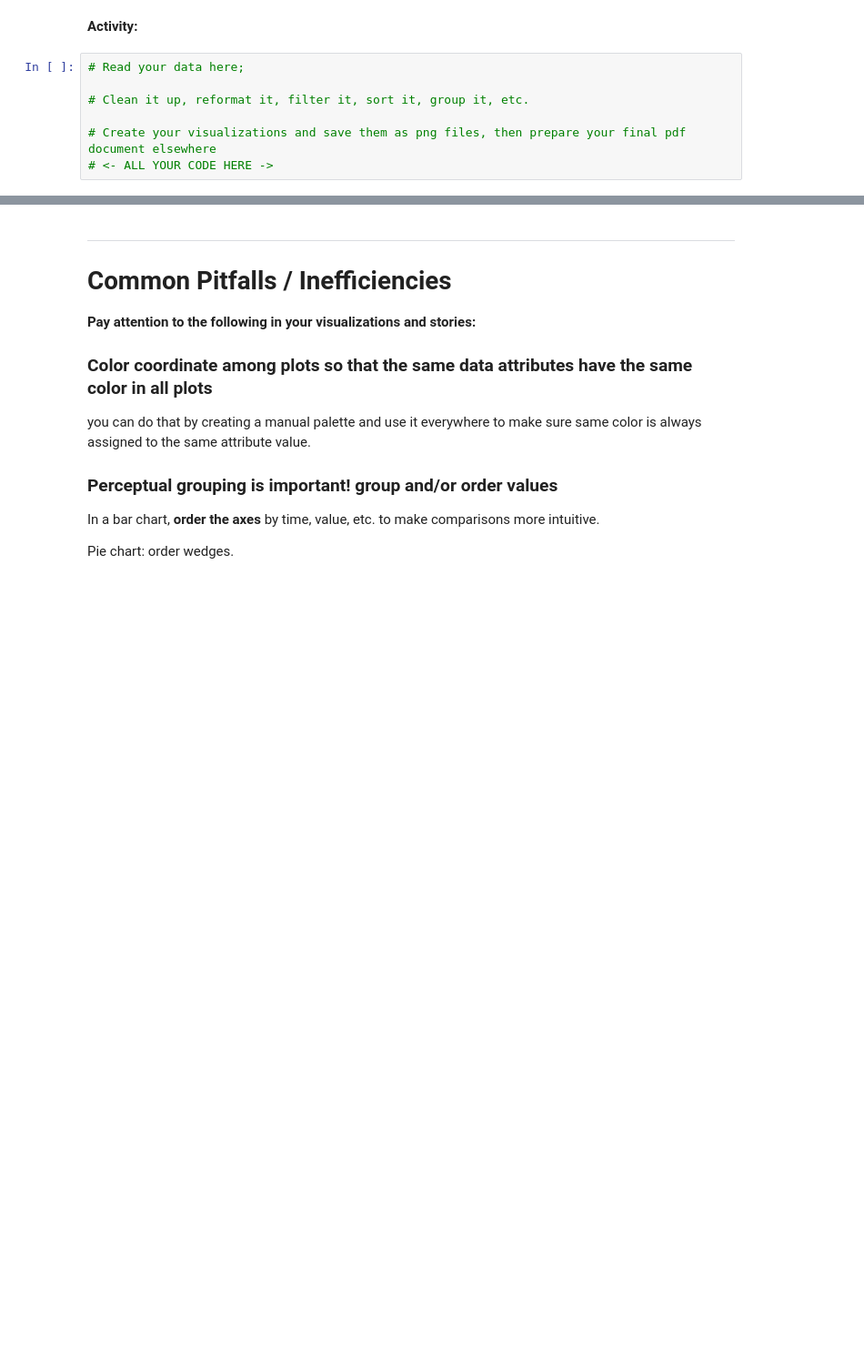
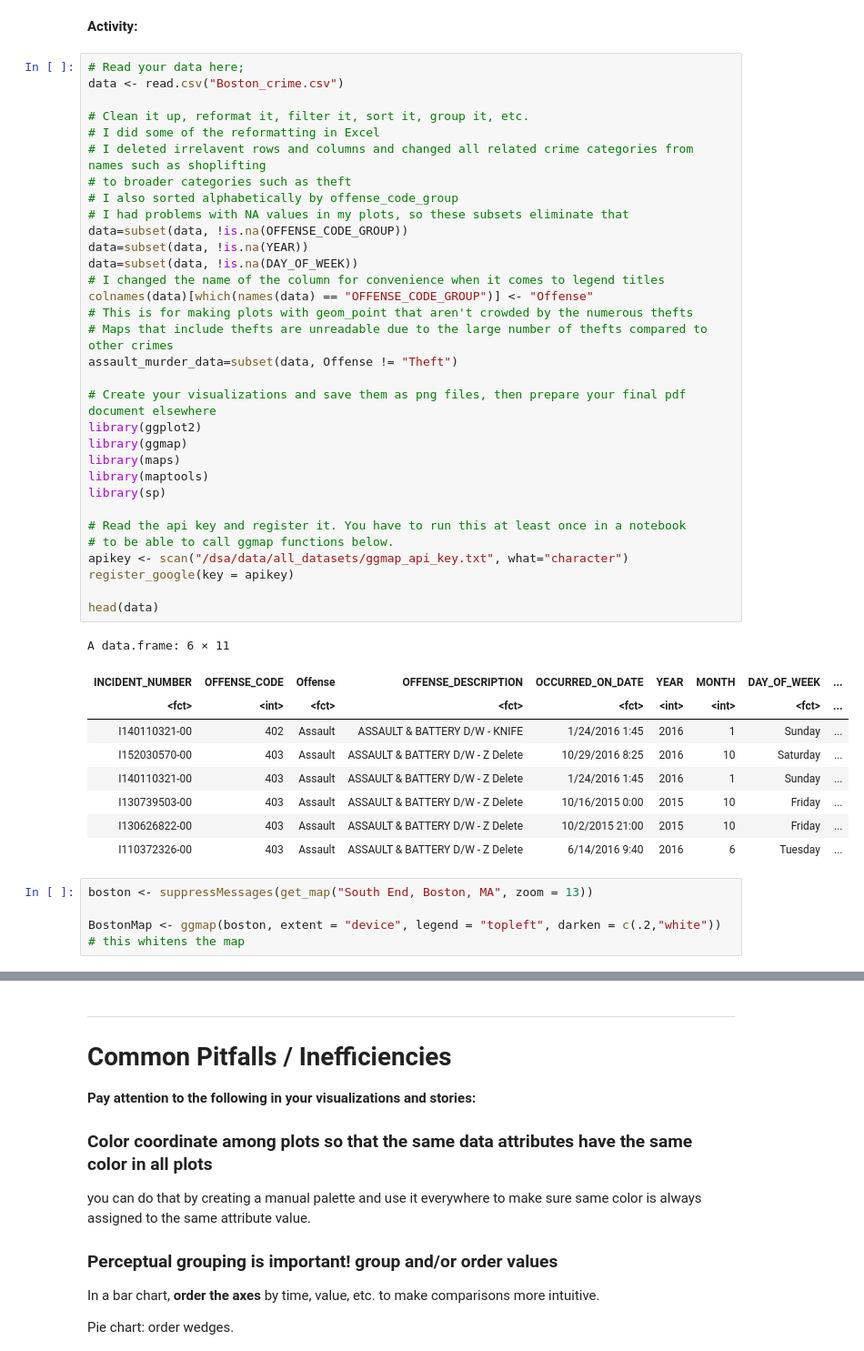
Before and after one commit to BlakeBigG/Big_Data_Visualization_MS, a Jupyter notebook: modules/module8/exercises/L8_Exercise.ipynb, the cells around one changed output, grey strips where cells are left out. Shown at 91% size. Drawn from its saved outputs; the diff is of its cells as text; blank space fills up the shorter version.

```diff
--- a/modules/module8/exercises/L8_Exercise.ipynb
+++ b/modules/module8/exercises/L8_Exercise.ipynb
@@ -42,10 +44,49 @@ Make sure you have all axis labels set in R notebook before you save your plot.
 https://stat.ethz.ch/R-manual/R-devel/library/grDevices/html/png.html
 # %% [markdown]
 **Activity:**
-# %%
-# Read your data here;
-
-# Clean it up, reformat it, filter it, sort it, group it, etc.
-
-# Create your visualizations and save them as png files, then prepare your final pdf document elsewhere
-# <- ALL YOUR CODE HERE ->
+# %%
+# Read your data here;
+data <- read.csv("Boston_crime.csv")
+
+# Clean it up, reformat it, filter it, sort it, group it, etc.
+# I did some of the reformatting in Excel
+# I deleted irrelavent rows and columns and changed all related crime categories from names such as shoplifting
+# to broader categories such as theft
+# I also sorted alphabetically by offense_code_group
+# I had problems with NA values in my plots, so these subsets eliminate that
+data=subset(data, !is.na(OFFENSE_CODE_GROUP))
+data=subset(data, !is.na(YEAR))
+data=subset(data, !is.na(DAY_OF_WEEK))
+# I changed the name of the column for convenience when it comes to legend titles
+colnames(data)[which(names(data) == "OFFENSE_CODE_GROUP")] <- "Offense"
+# This is for making plots with geom_point that aren't crowded by the numerous thefts
+# Maps that include thefts are unreadable due to the large number of thefts compared to other crimes
+assault_murder_data=subset(data, Offense != "Theft")
+
+# Create your visualizations and save them as png files, then prepare your final pdf document elsewhere
+library(ggplot2)
+library(ggmap)
+library(maps)
+library(maptools)
+library(sp)
+
+# Read the api key and register it. You have to run this at least once in a notebook
+# to be able to call ggmap functions below.
+apikey <- scan("/dsa/data/all_datasets/ggmap_api_key.txt", what="character")
+register_google(key = apikey)
+
+head(data)
+# %% [output]
+A data.frame: 6 × 11
+| INCIDENT_NUMBER | OFFENSE_CODE | Offense | OFFENSE_DESCRIPTION | OCCURRED_ON_DATE | YEAR | MONTH | DAY_OF_WEEK | ... |
+| <fct> | <int> | <fct> | <fct> | <fct> | <int> | <int> | <fct> | ... |
+| I140110321-00 | 402 | Assault | ASSAULT & BATTERY D/W - KNIFE | 1/24/2016 1:45 | 2016 | 1 | Sunday | ... |
+| I152030570-00 | 403 | Assault | ASSAULT & BATTERY D/W - Z Delete | 10/29/2016 8:25 | 2016 | 10 | Saturday | ... |
+| I140110321-00 | 403 | Assault | ASSAULT & BATTERY D/W - Z Delete | 1/24/2016 1:45 | 2016 | 1 | Sunday | ... |
+| I130739503-00 | 403 | Assault | ASSAULT & BATTERY D/W - Z Delete | 10/16/2015 0:00 | 2015 | 10 | Friday | ... |
+| I130626822-00 | 403 | Assault | ASSAULT & BATTERY D/W - Z Delete | 10/2/2015 21:00 | 2015 | 10 | Friday | ... |
+| I110372326-00 | 403 | Assault | ASSAULT & BATTERY D/W - Z Delete | 6/14/2016 9:40 | 2016 | 6 | Tuesday | ... |
+# %%
+boston <- suppressMessages(get_map("South End, Boston, MA", zoom = 13))
+
+BostonMap <- ggmap(boston, extent = "device", legend = "topleft", darken = c(.2,"white")) # this whitens the map
```
Also changed, not shown: parts of 6 cells of this notebook, 8 other files.
